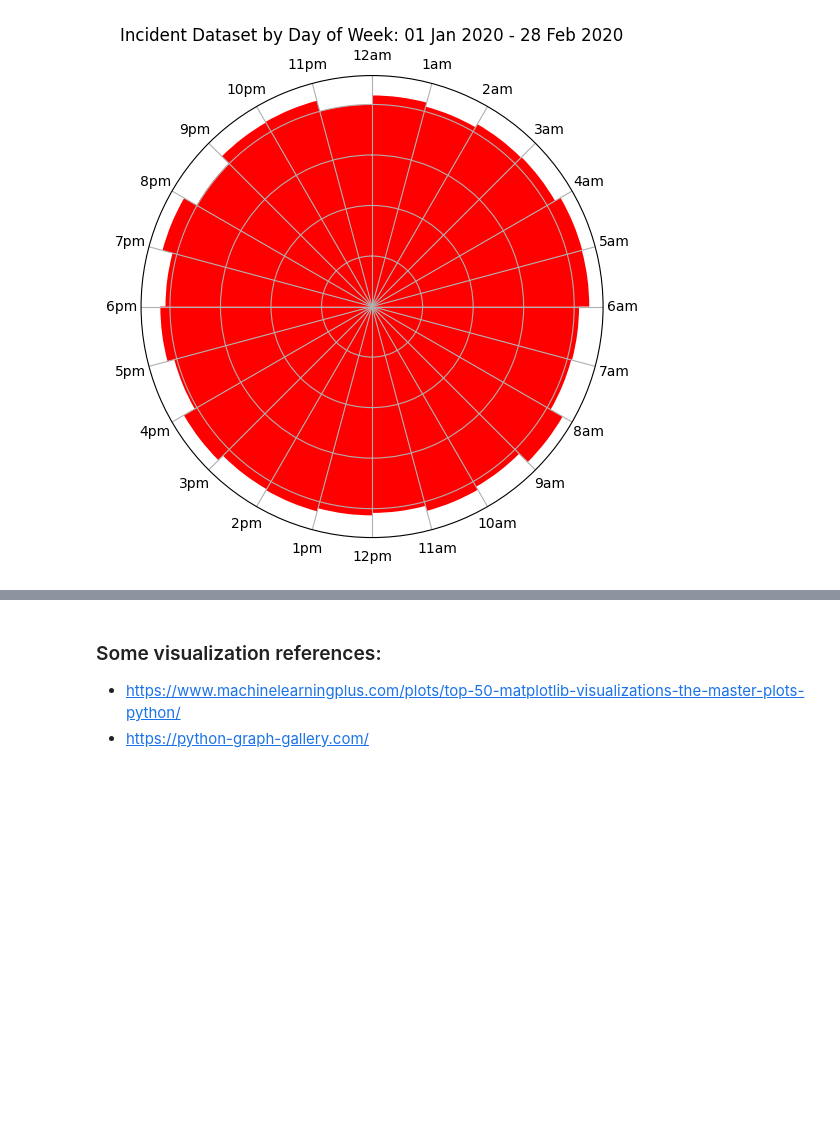
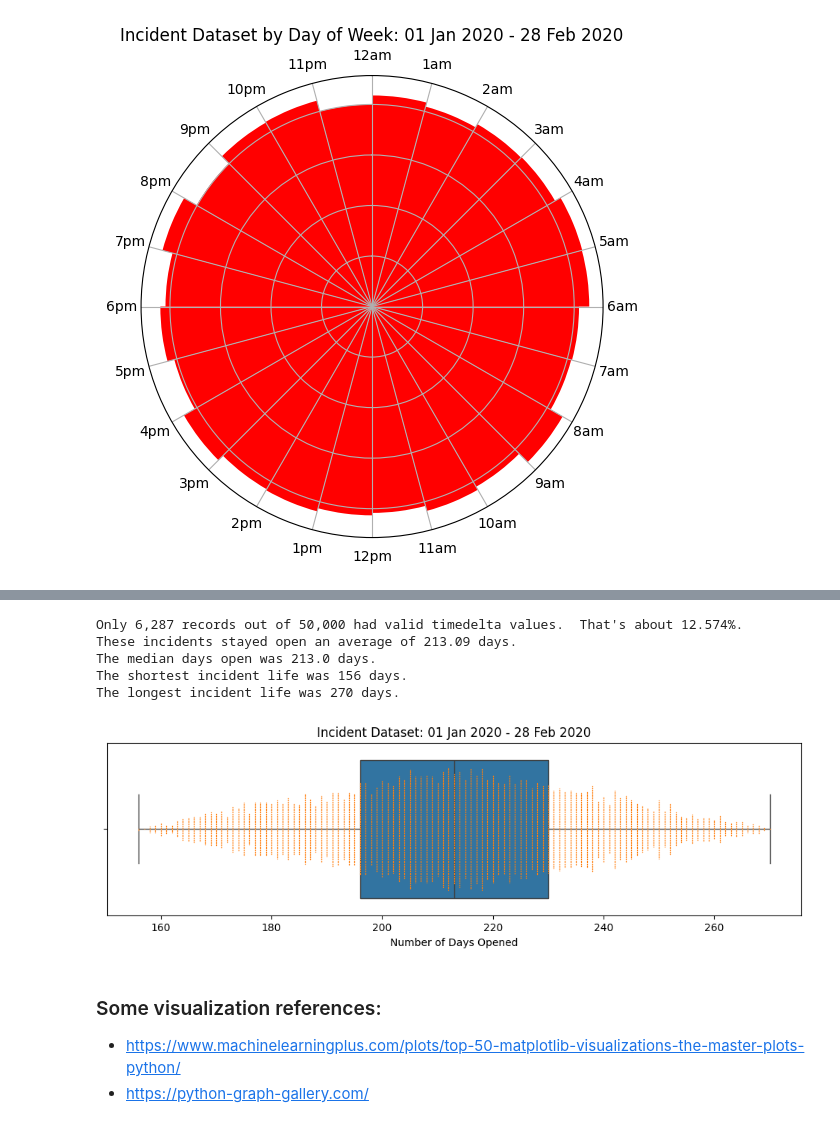
Before and after one commit to brad-do/hs_training, a Jupyter notebook: day2.ipynb, the cells around one changed output, grey strips where cells are left out. Saved outputs shown, nothing was run; the diff lists cells and outputs as text; code cells hidden in the pictures; blank space fills up the shorter version.

```diff
--- a/day2.ipynb
+++ b/day2.ipynb
@@ -200,3 +250,28 @@ array([nan, '2020-09-22 23:23:42', '2020-09-14 17:57:50', ...,
+# %%
+data = (df_incidents.closed_at - df_incidents.opened_at).dropna().dt.days
+print(f'Only {len(data):,} records out of {df_incidents.shape[0]:,} had valid timedelta values.  That\'s about {(len(data)/df_incidents.shape[0])*100}%.')
+print(f'These incidents stayed open an average of {data.mean():.2f} days.')
+print(f'The median days open was {data.median()} days.')
+print(f'The shortest incident life was {data.min()} days.')
+print(f'The longest incident life was {data.max()} days.')
+# %% [output]
+Only 6,287 records out of 50,000 had valid timedelta values.  That's about 12.574%.
+These incidents stayed open an average of 213.09 days.
+The median days open was 213.0 days.
+The shortest incident life was 156 days.
+The longest incident life was 270 days.
+# %%
+fig, ax = plt.subplots(figsize=(12, 3))
+
+# Often, I like using a combination of Seaborn's boxplot and swarmplot to visualize the distribution of a dataset; although, there's probably too much data here for the swarmplot
+_ = sns.boxplot(x=data, ax=ax)
+_ = sns.swarmplot(x=data, s=1, ax=ax)
+
+# as always, we want to properly label our chart
+_ = ax.set_title(f'Incident Dataset: {df_incidents.opened_at_dt.min():%d %b %Y} - {df_incidents.opened_at_dt.max():%d %b %Y}')
+_ = ax.set_xlabel('Number of Days Opened')
+# %% [output]
+[figure, added]
 # %% [markdown]
 ### Some visualization references:
  - https://www.machinelearningplus.com/plots/top-50-matplotlib-visualizations-the-master-plots-python/
```
Also changed, not shown: parts of 8 cells of this notebook.
